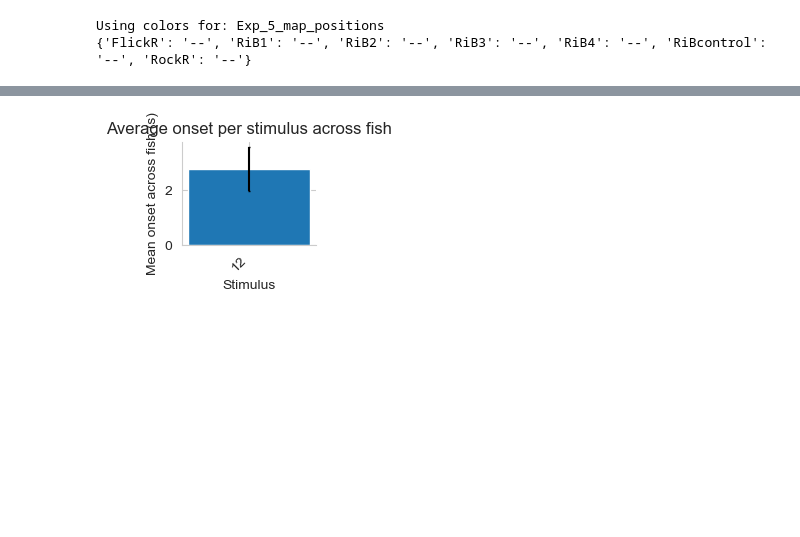
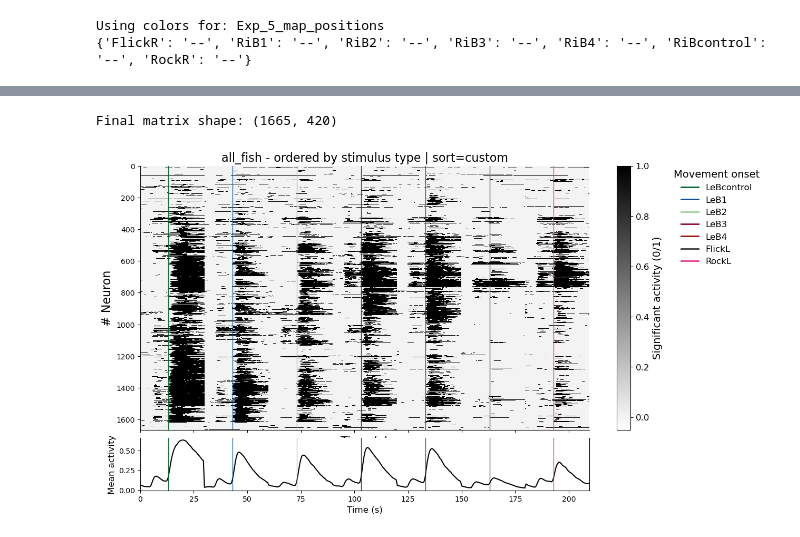
Before and after one commit to uribealej/social_filters, a Jupyter notebook: scripts/calcium_analysis/Exp5_map_positions_several.ipynb, the cells around one changed output, grey strips where cells are left out. Drawn from its saved outputs; the diff is of its cells as text; code cells hidden in the pictures; blank space fills up the shorter version.

Commit message:
Add neuron stimulus specificity analysis

```diff
--- a/scripts/calcium_analysis/Exp5_map_positions_several.ipynb
+++ b/scripts/calcium_analysis/Exp5_map_positions_several.ipynb
@@ -1010,13 +518,39 @@ fig1, ax1 = plot_mean_onset_per_fish(
-# %%
-# plot onset by stimuli avering between fish
-
-fig2, ax2 = plot_mean_onset_across_fish(
-    df_mean_per_stim,
-    stim_order=stim_order,
-    error_type="sem",   # or "std" or None
-    save_file=save_path / "mean_onset_across_fish_with_errorbars.png",
-)
-
-plt.show()
-# %% [output]
-[figure, removed]
+# %%
+# Cell 10 - Plot left active raster
+# Builds a pooled left-side binary raster and plots it using the previous neuron order.
+stim_order = [7,3,4,5,6,1,13]
+combine_mode = "mean"  # mean or concat
+trace_type =  "raster"#  "dfof" ,  "raster" , zscore" -> trial_aligned_traces
+M_all = build_matrix_all_fish(all_fish_data, stim_order, combine_mode=combine_mode, trace_type=trace_type)
+print("Final matrix shape:", M_all.shape)
+
+# combine_mode = "concat"   # or "mean"
+# # M_all = build_matrix_all_fish(all_fish_data, stim_order,
+#                               combine_mode=combine_mode)
+flat_matrix_all_fish = M_all  # (time, neurons) for raster_with_stimuli
+fig, ax, im, neuron_order = plott.plot_allfish_flat_raster(
+    data=flat_matrix_all_fish,
+    trial_aligned_traces=trial_aligned_traces,
+    stim_order=stim_order,
+    stimuli_id_map=stimuli_id_map,
+    stimuli_durations=stimuli_durations,
+    stimuli_colors=stimuli_colors,
+    stimuli_linestyles=stimuli_linestyles,
+    fps_2p=fps_2p,
+    t_pre_s=t_pre_s,
+    combine_mode=combine_mode,
+    sort_mode='corravg',#,'unsorted',#,'corravg',      # or "pca", "hier", etc,unsorted, corravg
+    n_clusters=3,
+    random_state=0,
+    neuron_order=neuron_order,       # or pass your own `neuron_order`
+    sort_label=None,         # optional label override
+    is_binary=True,         # True if you pass a 0/1 significance matrix
+    show_mean_trace=True,
+    figsize=(12, 8),
+    fish_id="all_fish",
+    vmax=1,
+
+)
+# %% [output]
+Final matrix shape: (1665, 420)
+[figure, added]
```
Also changed, not shown: parts of 25 cells of this notebook, 9 other files.
